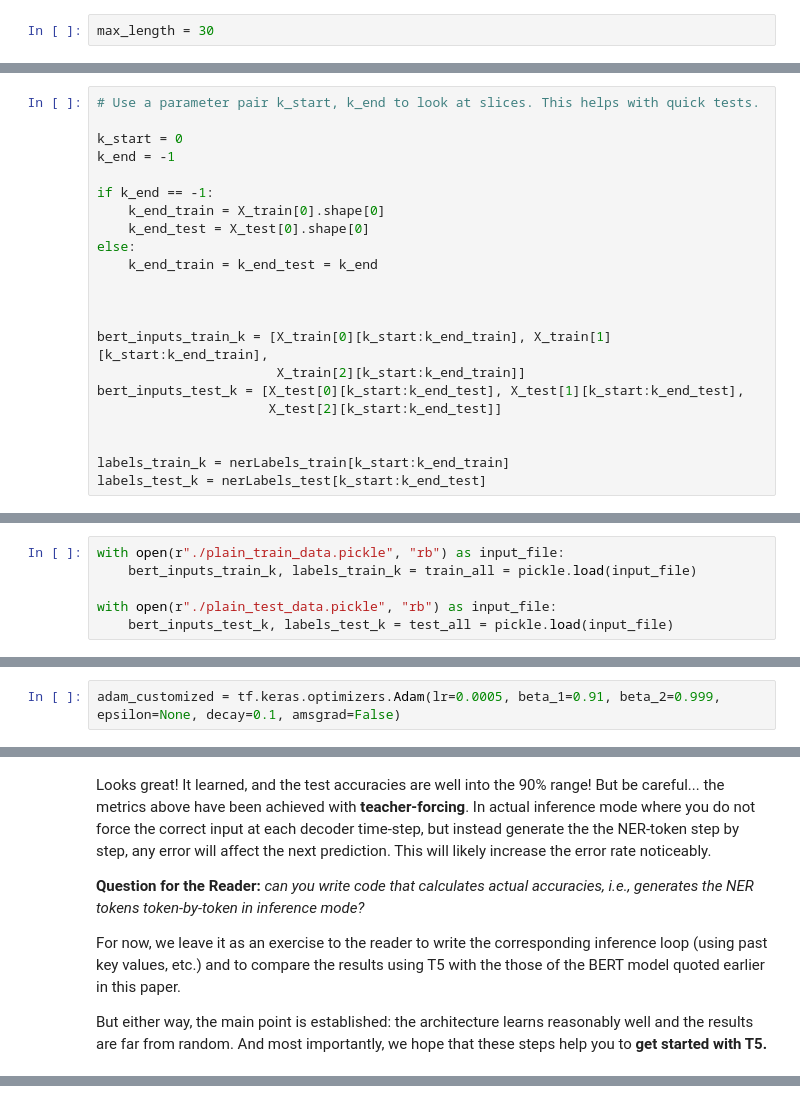
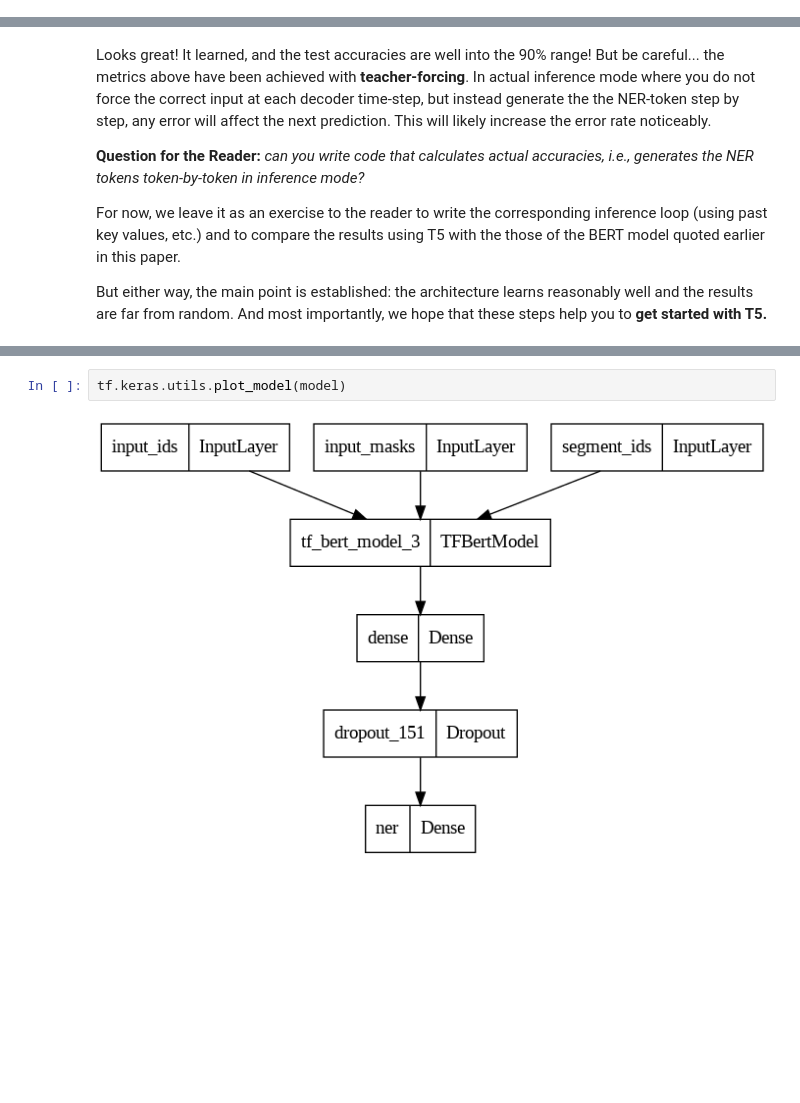
Before and after one commit to team-langbot/model_gec, a Jupyter notebook: gec_bert_plain.ipynb, the cells around one changed output, grey strips where cells are left out. Drawn from its saved outputs; the diff is of its cells as text; blank space fills up the shorter version.

```diff
--- a/gec_bert_plain.ipynb
+++ b/gec_bert_plain.ipynb
@@ -395,2 +105,0 @@ We are now ready to convert the text file into appropriate arrays. First, we nee
-# %%
-max_length = 30
@@ -667,22 +105,0 @@ In the last step, we prepare the actual train and test input and label data. For
-# %%
-# Use a parameter pair k_start, k_end to look at slices. This helps with quick tests.
-
-k_start = 0
-k_end = -1
-
-if k_end == -1:
-    k_end_train = X_train[0].shape[0]
-    k_end_test = X_test[0].shape[0]
-else:
-    k_end_train = k_end_test = k_end
-
-
-
-bert_inputs_train_k = [X_train[0][k_start:k_end_train], X_train[1][k_start:k_end_train],
-                       X_train[2][k_start:k_end_train]]
-bert_inputs_test_k = [X_test[0][k_start:k_end_test], X_test[1][k_start:k_end_test],
-                      X_test[2][k_start:k_end_test]]
-
-
-labels_train_k = nerLabels_train[k_start:k_end_train]
-labels_test_k = nerLabels_test[k_start:k_end_test]
@@ -698,6 +105,0 @@ with open(r"./plain_test_data.pickle", "wb") as output_file:
-# %%
-with open(r"./plain_train_data.pickle", "rb") as input_file:
-    bert_inputs_train_k, labels_train_k = train_all = pickle.load(input_file)
-
-with open(r"./plain_test_data.pickle", "rb") as input_file:
-    bert_inputs_test_k, labels_test_k = test_all = pickle.load(input_file)
@@ -833,2 +105,0 @@ Lastly, define an Adam optimizer with new learning rate and beta parameters:
-# %%
-adam_customized = tf.keras.optimizers.Adam(lr=0.0005, beta_1=0.91, beta_2=0.999, epsilon=None, decay=0.1, amsgrad=False)
@@ -1696,0 +1247,4 @@ But either way, the main point is established: the architecture learns reasonabl
+# %%
+tf.keras.utils.plot_model(model)
+# %% [output]
+[figure, added]
```
Also changed, not shown: parts of 149 cells of this notebook, 12 other files.
